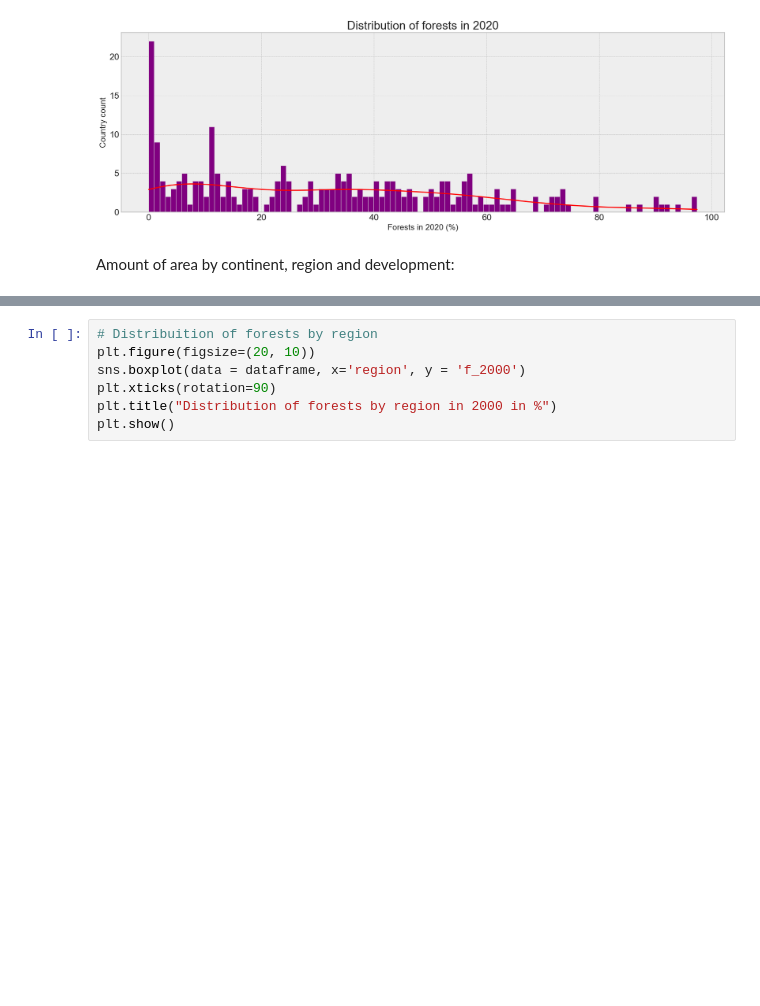
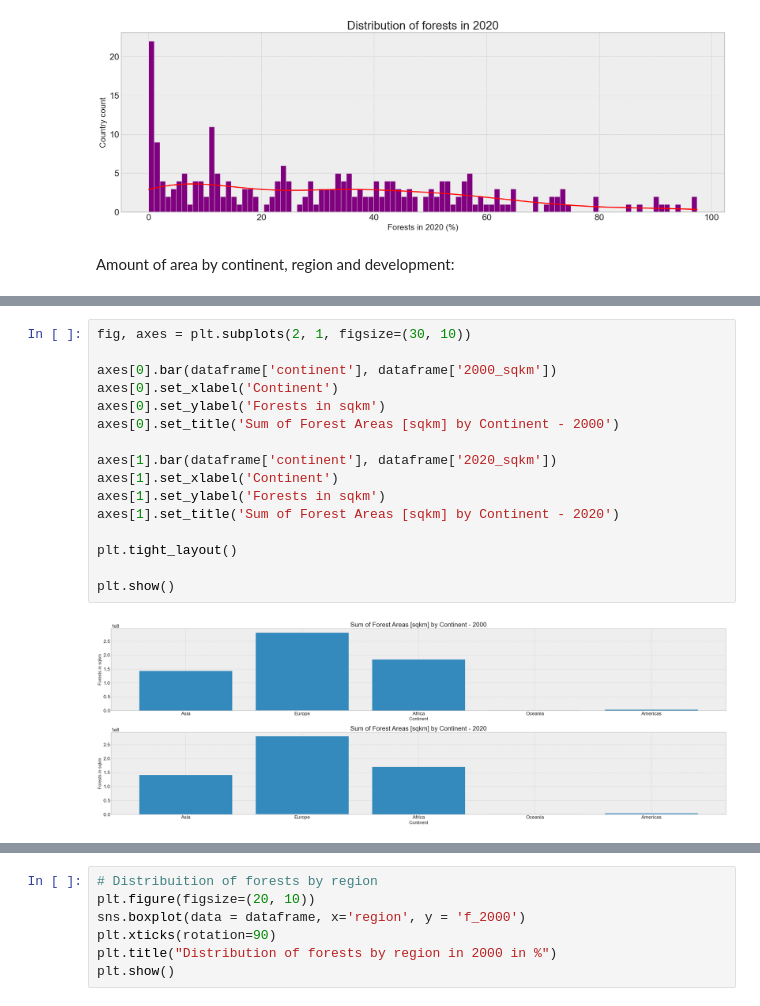
Before and after one commit to anacbneumann/Deforestation_analysis, a Jupyter notebook: deforestation_eda.ipynb, the cells around one changed output, grey strips where cells are left out. Cells and saved outputs as stored; diff of their text form; blank space fills up the shorter version.

```diff
--- a/deforestation_eda.ipynb
+++ b/deforestation_eda.ipynb
@@ -540,0 +559,18 @@ Amount of area by continent, region and development:
+# %%
+fig, axes = plt.subplots(2, 1, figsize=(30, 10))
+
+axes[0].bar(dataframe['continent'], dataframe['2000_sqkm'])
+axes[0].set_xlabel('Continent')
+axes[0].set_ylabel('Forests in sqkm')
+axes[0].set_title('Sum of Forest Areas [sqkm] by Continent - 2000')
+
+axes[1].bar(dataframe['continent'], dataframe['2020_sqkm'])
+axes[1].set_xlabel('Continent')
+axes[1].set_ylabel('Forests in sqkm')
+axes[1].set_title('Sum of Forest Areas [sqkm] by Continent - 2020')
+
+plt.tight_layout()
+
+plt.show()
+# %% [output]
+[figure, added]
```
Also changed, not shown: parts of 28 cells of this notebook, 3 other files.
